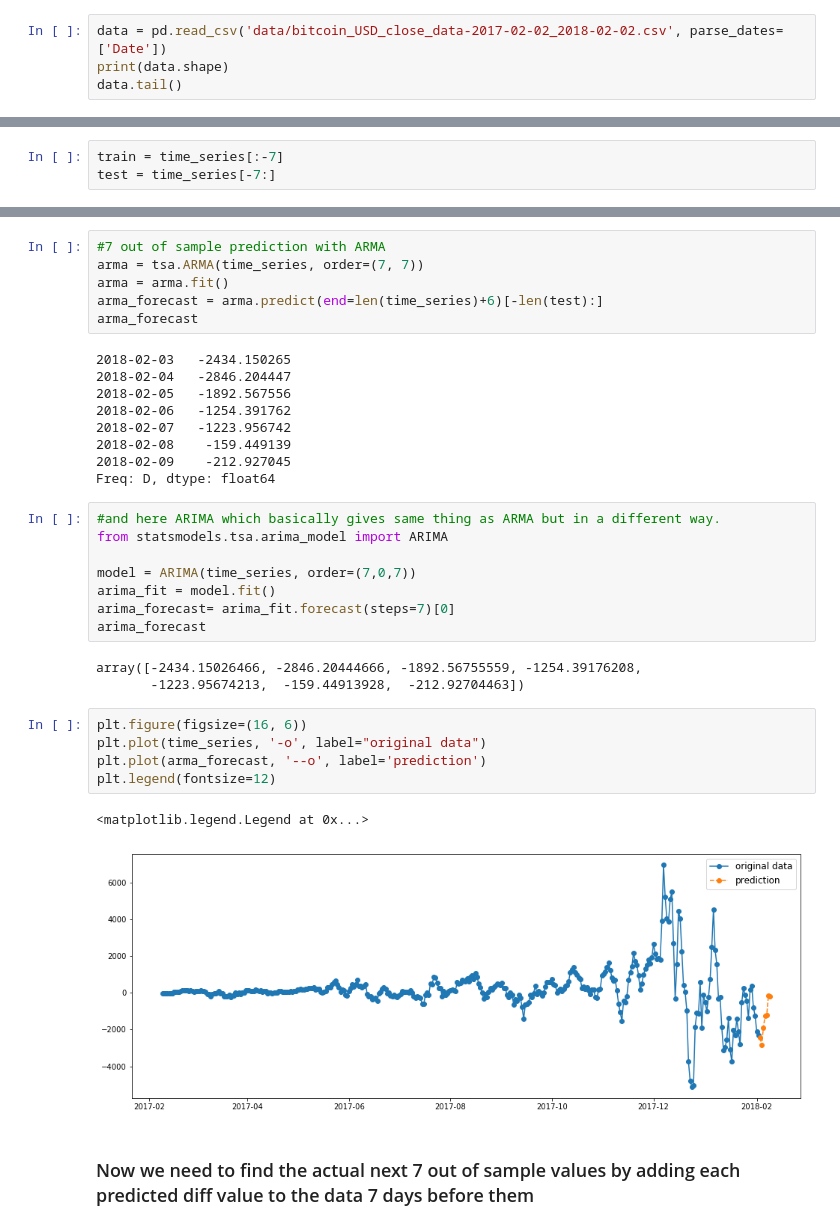
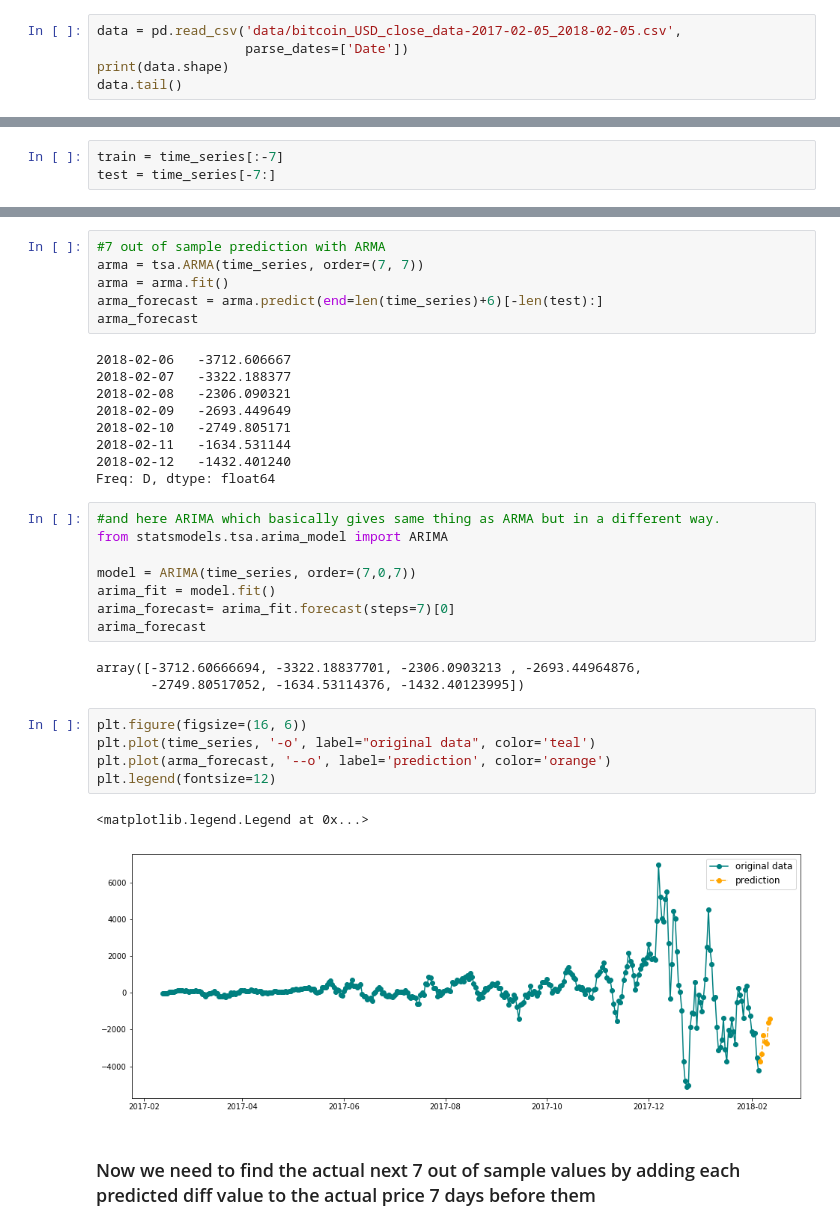
Before and after one commit to jessgess/Time_Series_Analysis_ARIMA, a Jupyter notebook: time_series.ipynb, the cells around one changed output, grey strips where cells are left out. Cells and saved outputs as stored; diff of their text form.

```diff
--- a/time_series.ipynb
+++ b/time_series.ipynb
@@ -10,7 +10,8 @@ from statsmodels.api import tsa
 from sklearn.linear_model import LinearRegression
 from sklearn.metrics import mean_absolute_error, mean_squared_error
 # %%
-data = pd.read_csv('data/bitcoin_USD_close_data-2017-02-02_2018-02-02.csv', parse_dates=['Date'])
+data = pd.read_csv('data/bitcoin_USD_close_data-2017-02-05_2018-02-05.csv',
+                   parse_dates=['Date'])
 print(data.shape)
 data.tail()
 # %% [output]
@@ -204,13 +197,13 @@ arma = arma.fit()
 arma_forecast = arma.predict(end=len(time_series)+6)[-len(test):]
 arma_forecast
 # %% [output]
-2018-02-03   -2434.150265
-2018-02-04   -2846.204447
-2018-02-05   -1892.567556
-2018-02-06   -1254.391762
-2018-02-07   -1223.956742
-2018-02-08    -159.449139
-2018-02-09    -212.927045
+2018-02-06   -3712.606667
+2018-02-07   -3322.188377
+2018-02-08   -2306.090321
+2018-02-09   -2693.449649
+2018-02-10   -2749.805171
+2018-02-11   -1634.531144
+2018-02-12   -1432.401240
 Freq: D, dtype: float64
 # %%
 #and here ARIMA which basically gives same thing as ARMA but in a different way.
@@ -221,16 +214,16 @@ arima_fit = model.fit()
 arima_forecast= arima_fit.forecast(steps=7)[0]
 arima_forecast
 # %% [output]
-array([-2434.15026466, -2846.20444666, -1892.56755559, -1254.39176208,
-       -1223.95674213,  -159.44913928,  -212.92704463])
+array([-3712.60666694, -3322.18837701, -2306.0903213 , -2693.44964876,
+       -2749.80517052, -1634.53114376, -1432.40123995])
 # %%
 plt.figure(figsize=(16, 6))
-plt.plot(time_series, '-o', label="original data")
-plt.plot(arma_forecast, '--o', label='prediction')
+plt.plot(time_series, '-o', label="original data", color='teal')
+plt.plot(arma_forecast, '--o', label='prediction', color='orange')
 plt.legend(fontsize=12)
 # %% [output]
 <matplotlib.legend.Legend at 0x...>
-[figure, old version]
+[figure, new version]
 # %% [markdown]
-### Now we need to find the actual next 7 out of sample values by adding each predicted diff value to the data 7 days before them
+### Now we need to find the actual next 7 out of sample values by adding each predicted diff value to the actual price 7 days before them
 # %%
```
Also changed, not shown: parts of 27 cells of this notebook, 2 other files.
